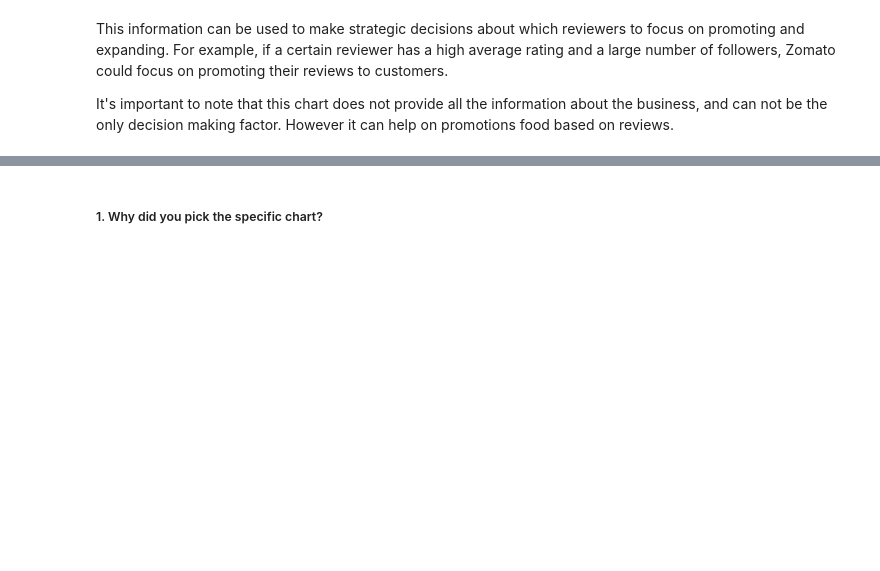
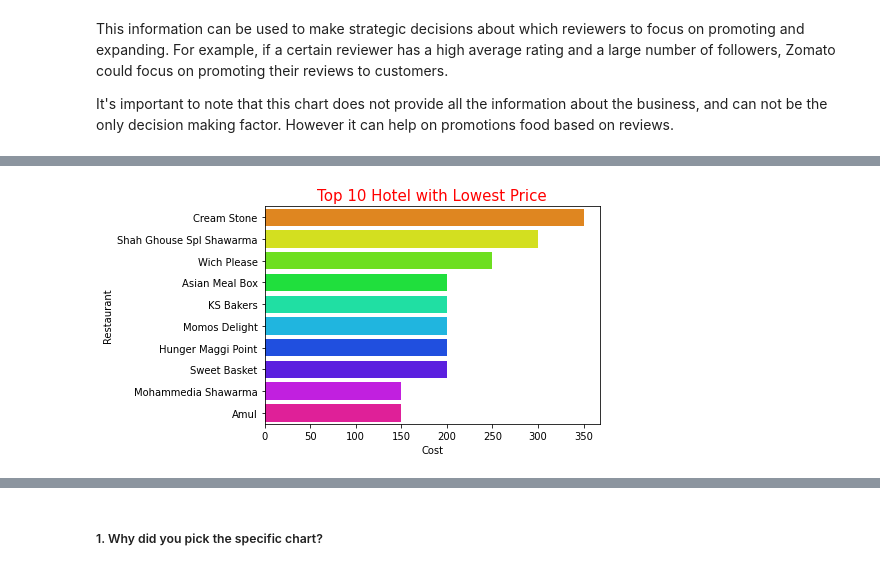
Before and after one commit to abhinav4201/UnSupervised-ML-Zomato-Restaurant-Clustering-and-Sentiment-Analysis, a Jupyter notebook: UnSupervised_ML_Zomato_Restaurant_Clustering_and_Sentiment_Analysis_capstone_project_4.ipynb, the cells around one changed output, grey strips where cells are left out. Cells and saved outputs as stored; diff of their text form; code cells hidden in the pictures; blank space fills up the shorter version.

```diff
--- a/UnSupervised_ML_Zomato_Restaurant_Clustering_and_Sentiment_Analysis_capstone_project_4.ipynb
+++ b/UnSupervised_ML_Zomato_Restaurant_Clustering_and_Sentiment_Analysis_capstone_project_4.ipynb
@@ -1050,0 +1051,7 @@ It's important to note that this chart does not provide all the information abou
+# %%
+#hotel with lowest price
+sns.barplot(data = price_of_hotel[-10:], x = "Cost", y='Restaurant', palette = 'hsv')
+plt.title('Top 10 Hotel with Lowest Price', size =15, color = 'red')
+plt.show()
+# %% [output]
+[figure, added]
```
Also changed, not shown: parts of 81 cells of this notebook.
